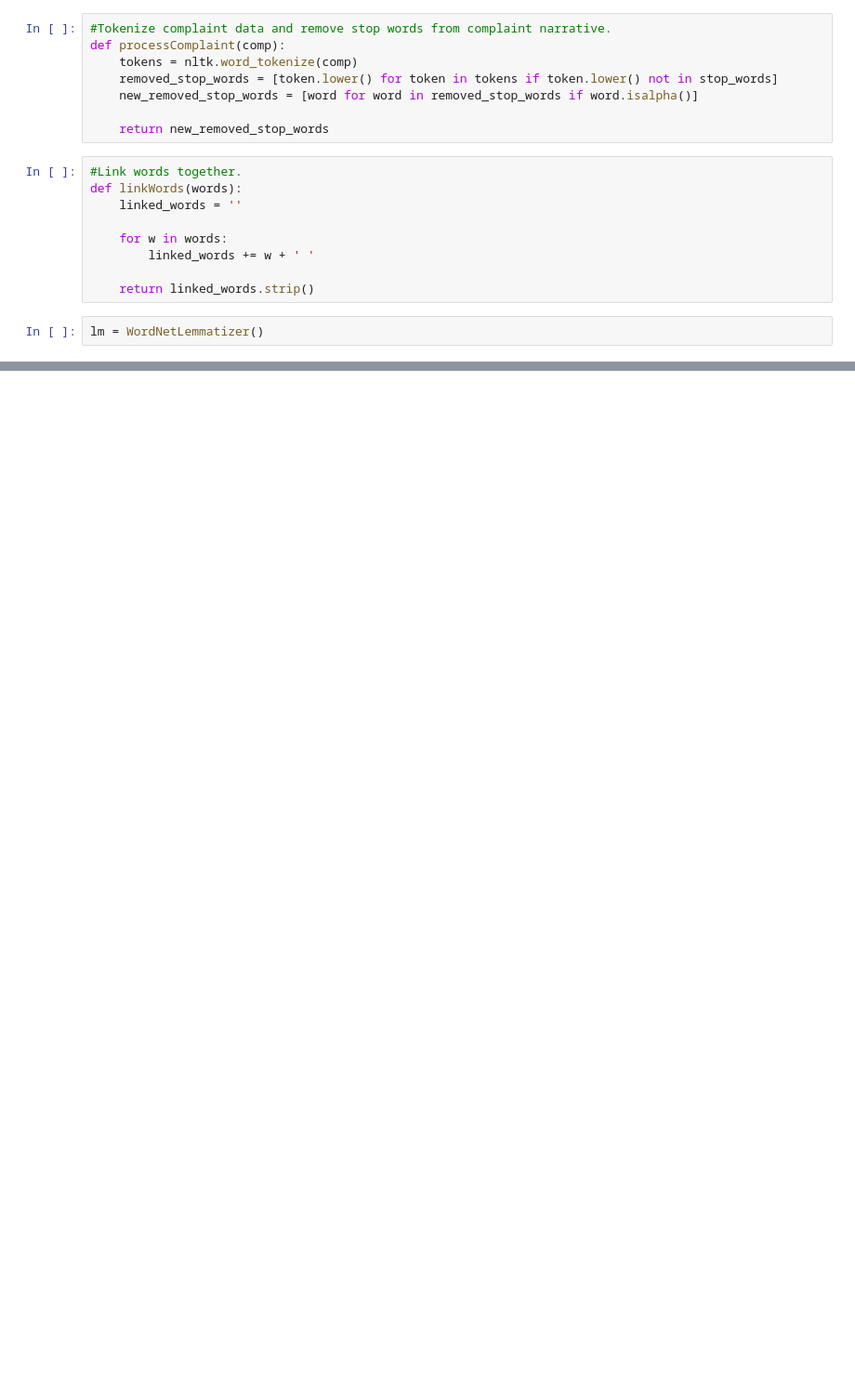
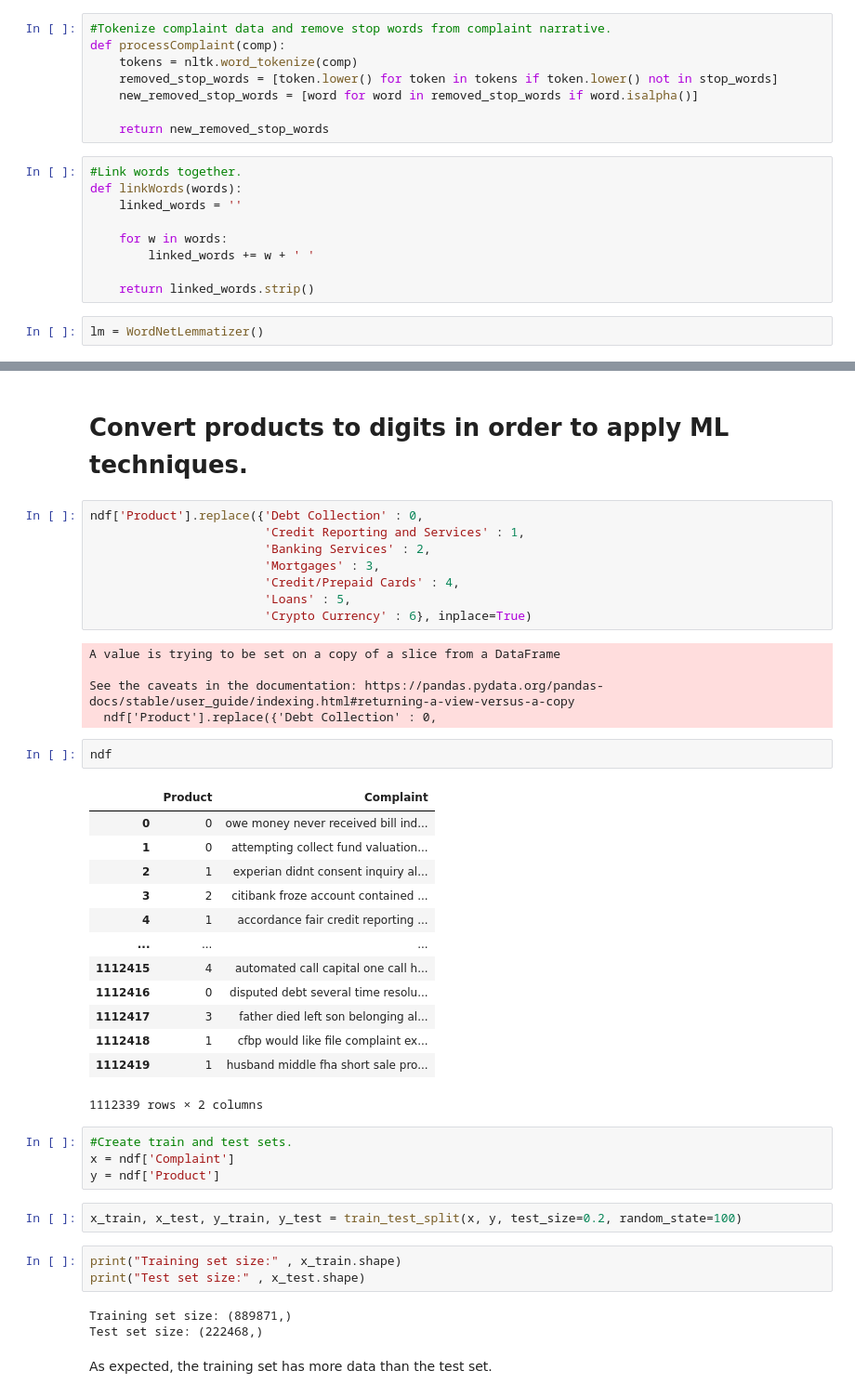
Before and after one commit to tuba-ahmed/complaint-analysis, a Jupyter notebook: code/app/Naive Bayes (Ganesh Nehru).ipynb, the cells around one changed output, grey strips where cells are left out. Shown at 93% size. Drawn from its saved outputs; the diff is of its cells as text; blank space fills up the shorter version.

```diff
--- a/code/app/Naive Bayes (Ganesh Nehru).ipynb
+++ b/code/app/Naive Bayes (Ganesh Nehru).ipynb
@@ -111,0 +256,45 @@ for i in range(len(df)):
+# %% [markdown]
+# Convert products to digits in order to apply ML techniques.
+# %%
+ndf['Product'].replace({'Debt Collection' : 0,
+                        'Credit Reporting and Services' : 1,
+                        'Banking Services' : 2,
+                        'Mortgages' : 3,
+                        'Credit/Prepaid Cards' : 4,
+                        'Loans' : 5,
+                        'Crypto Currency' : 6}, inplace=True)
+# %% [output]
+A value is trying to be set on a copy of a slice from a DataFrame
+
+See the caveats in the documentation: https://pandas.pydata.org/pandas-docs/stable/user_guide/indexing.html#returning-a-view-versus-a-copy
+  ndf['Product'].replace({'Debt Collection' : 0,
+# %%
+ndf
+# %% [output]
+|  | Product | Complaint |
+| 0 | 0 | owe money never received bill ind... |
+| 1 | 0 | attempting collect fund valuation... |
+| 2 | 1 | experian didnt consent inquiry al... |
+| 3 | 2 | citibank froze account contained ... |
+| 4 | 1 | accordance fair credit reporting ... |
+| ... | ... | ... |
+| 1112415 | 4 | automated call capital one call h... |
+| 1112416 | 0 | disputed debt several time resolu... |
+| 1112417 | 3 | father died left son belonging al... |
+| 1112418 | 1 | cfbp would like file complaint ex... |
+| 1112419 | 1 | husband middle fha short sale pro... |
+1112339 rows × 2 columns
+# %%
+#Create train and test sets.
+x = ndf['Complaint']
+y = ndf['Product']
+# %%
+x_train, x_test, y_train, y_test = train_test_split(x, y, test_size=0.2, random_state=100)
+# %%
+print("Training set size:" , x_train.shape)
+print("Test set size:" , x_test.shape)
+# %% [output]
+Training set size: (889871,)
+Test set size: (222468,)
+# %% [markdown]
+As expected, the training set has more data than the test set.
```
Also changed, not shown: parts of 29 cells of this notebook, 2 other files.
